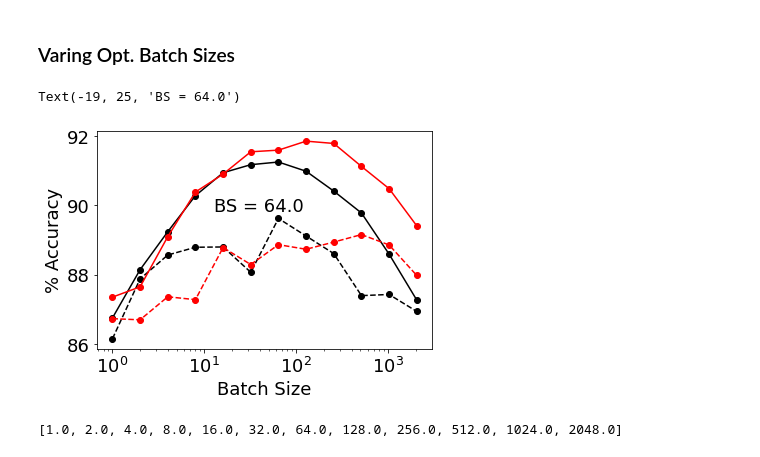
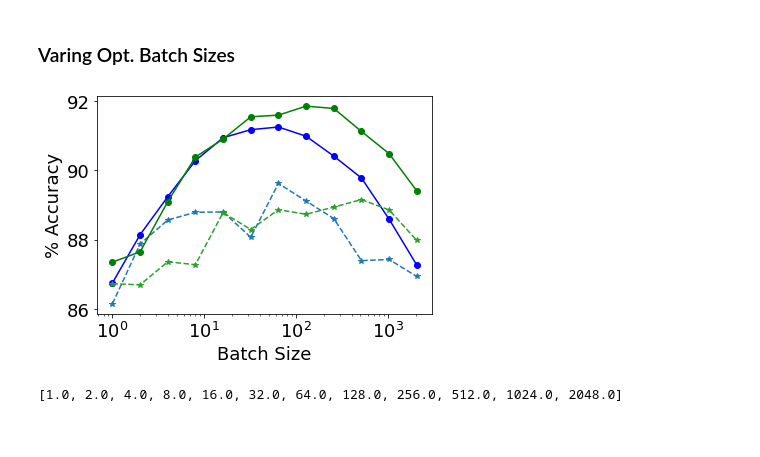
Before and after one commit to ashleyvsch/cs273A_project, a Jupyter notebook: Torch&TF_Data_plots.ipynb, the cells around one changed output. Cells and saved outputs as stored; diff of their text form; code cells hidden in the pictures.

```diff
--- a/Torch&TF_Data_plots.ipynb
+++ b/Torch&TF_Data_plots.ipynb
@@ -8,6 +8,11 @@ import matplotlib.pyplot as plt
 # %% [markdown]
 ### 30 Epochs Plots and Fig
 The line of code use to import the pytorch data is the code Ashley wrote in the PytorchFashionMNIST.ipynb file to import the data, parse and then plot it. I (Erik) will make slight edits to it should I need to
+# %%
+torch_train_color = 'b'
+torch_valid_color = 'tab:blue'
+tensor_train_color = 'g'
+tensor_valid_color = 'tab:green'
 # %%
 # first import th pytorch data
 # epoch data results so you don't have to run test again
@@ -116,37 +122,36 @@ plt.show()
 # %%
 # Import the pytorch data first
 with open('exploration_data.txt') as f:
     lines = f.readlines()
     for i, line in enumerate(lines):
         lines[i] = line.strip('\n').strip()
 
 batch_sizes = list(map(float, lines[13][:].split(' ')[1:]))
 train_accuracies = list(map(float, lines[14][:].split(' ')[1:]))
 valid_accuracies = list(map(float, lines[15][:].split(' ')[1:]))
 lines = None
 # import the TF data now
 tf_batches = np.loadtxt(fname='TF_datasets/Var_Batches_plt_data.txt')
 # Now plot the data
 fig, ax1 = plt.subplots()
 
 color = 'k'
 ax1.set_xlabel('Batch Size')
 ax1.set_ylabel('% Accuracy', color=color)
-ax1.semilogx(batch_sizes, train_accuracies, 'ko-', label = 'Pytorch Train')
-ax1.semilogx(batch_sizes, valid_accuracies, 'ko--',  label = 'Pytorch Val.')
-ax1.semilogx(batch_sizes,  tf_batches[:,0]*100, 'ro-', label='TF Train')
-ax1.semilogx(batch_sizes, tf_batches[:,1]*100, 'ro--', label='TF Val.')
+ax1.semilogx(batch_sizes, train_accuracies, 'o-', color=torch_train_color, label = 'Pytorch Train')
+ax1.semilogx(batch_sizes, valid_accuracies, '*--', color=torch_valid_color, label = 'Pytorch Val.')
+ax1.semilogx(batch_sizes,  tf_batches[:,0]*100, 'o-', color=tensor_train_color, label='TF Train')
+ax1.semilogx(batch_sizes, tf_batches[:,1]*100, '*--',color=tensor_valid_color, label='TF Val.')
 ax1.tick_params(axis='y', labelcolor=color)
 # ax1.legend(loc=2)
 
-x = batch_sizes[6]
-y = valid_accuracies[7]
-label = "BS = {}".format(x)
+# x = batch_sizes[6]
+# y = valid_accuracies[7]
+# label = "BS = {}".format(x)
 
-plt.annotate(label, (x,y), textcoords="offset points", xytext=(-19,25), ha='center')
+# plt.annotate(label, (x,y), textcoords="offset points", xytext=(-19,25), ha='center')
 # %% [output]
-Text(-19, 25, 'BS = 64.0')
-[figure, old version]
+[figure, new version]
 # %%
 batch_sizes
 # %% [output]
```
Also changed, not shown: parts of 4 cells of this notebook, 1 other file.
